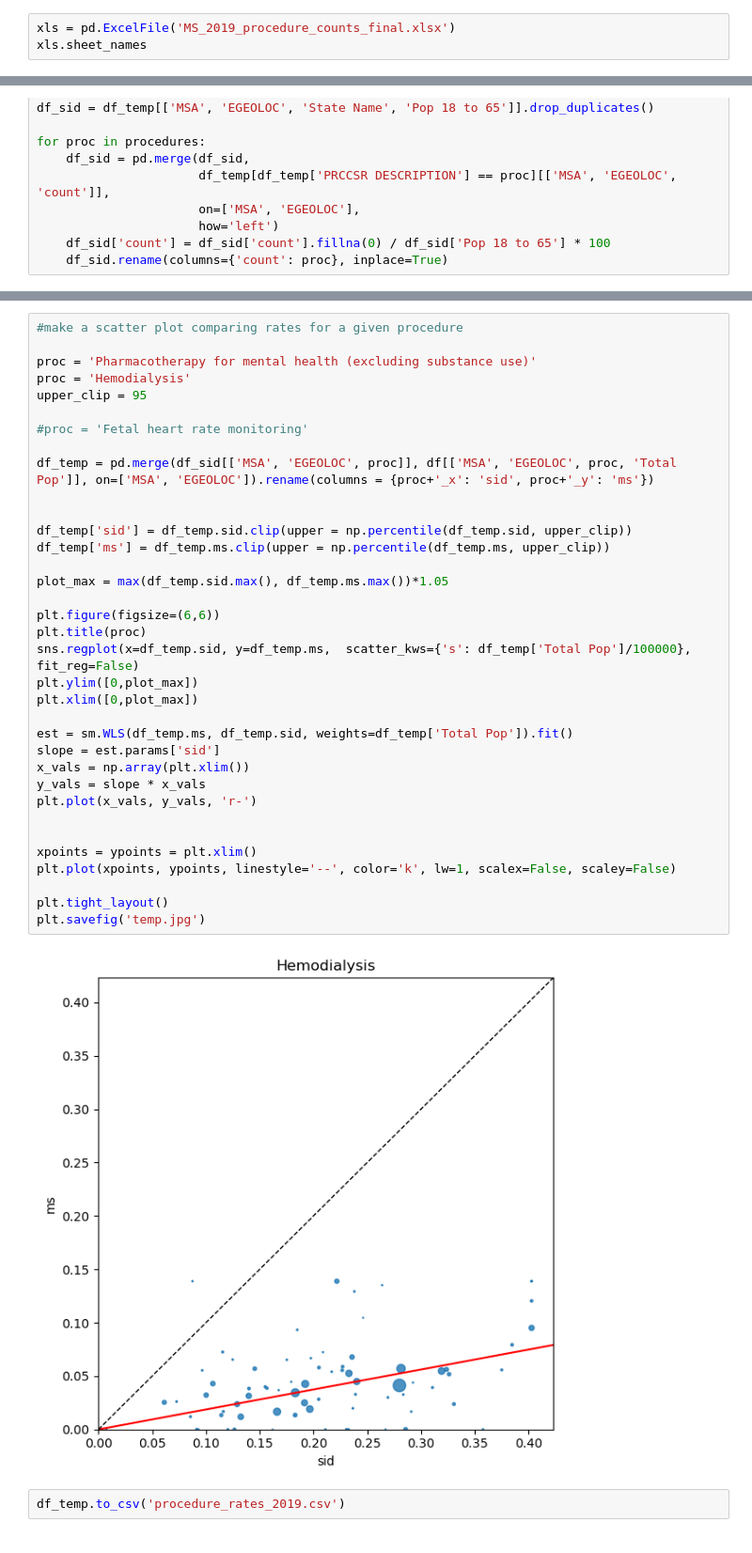
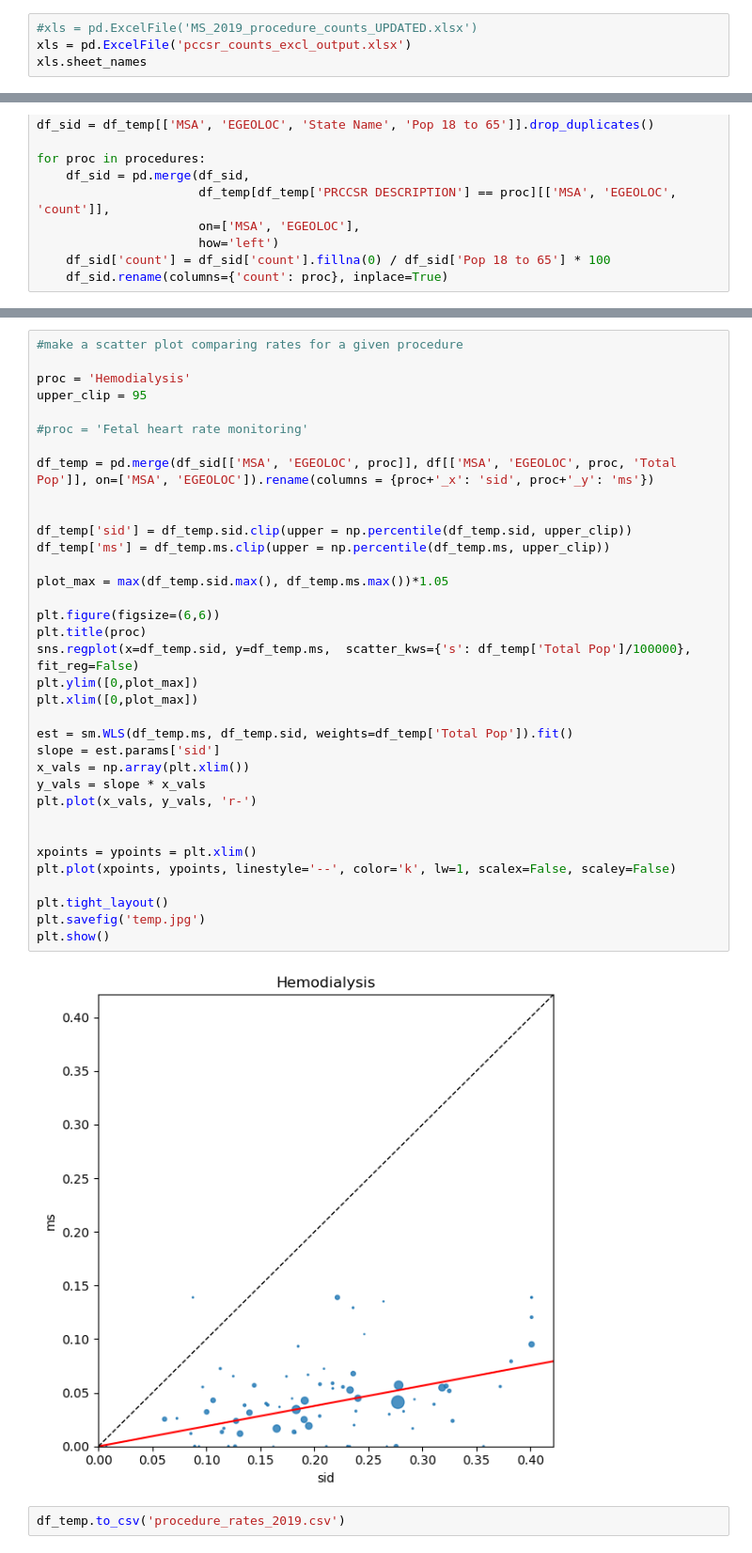
Before and after one commit to alex-dahlen/ClaimsDataBenchmarking, a Jupyter notebook: main_analysis_MarketScan_vs_SID_2019.ipynb, the cells around one changed output, grey strips where cells are left out. Shown at 94% size. Drawn from its saved outputs; the diff is of its cells as text.

```diff
--- a/main_analysis_MarketScan_vs_SID_2019.ipynb
+++ b/main_analysis_MarketScan_vs_SID_2019.ipynb
@@ -40,6 +40,7 @@ Index(['Unnamed: 0', 'MSA', 'EGEOLOC', 'Total Pop', 'Square Miles',
        'pop_density', 'State Name', 'Name'],
       dtype='object')
 # %%
-xls = pd.ExcelFile('MS_2019_procedure_counts_final.xlsx')
+#xls = pd.ExcelFile('MS_2019_procedure_counts_UPDATED.xlsx')
+xls = pd.ExcelFile('pccsr_counts_excl_output.xlsx')
 xls.sheet_names
 # %% [output]
@@ -521,40 +570,40 @@ plt.savefig('temp.jpg', dpi = 400)
 # %%
 #make a scatter plot comparing rates for a given procedure
 
-proc = 'Pharmacotherapy for mental health (excluding substance use)'
 proc = 'Hemodialysis'
 upper_clip = 95
 
 #proc = 'Fetal heart rate monitoring'
 
 df_temp = pd.merge(df_sid[['MSA', 'EGEOLOC', proc]], df[['MSA', 'EGEOLOC', proc, 'Total Pop']], on=['MSA', 'EGEOLOC']).rename(columns = {proc+'_x': 'sid', proc+'_y': 'ms'})
 
 
 df_temp['sid'] = df_temp.sid.clip(upper = np.percentile(df_temp.sid, upper_clip))
 df_temp['ms'] = df_temp.ms.clip(upper = np.percentile(df_temp.ms, upper_clip))
 
 plot_max = max(df_temp.sid.max(), df_temp.ms.max())*1.05
 
 plt.figure(figsize=(6,6))
 plt.title(proc)
 sns.regplot(x=df_temp.sid, y=df_temp.ms,  scatter_kws={'s': df_temp['Total Pop']/100000}, fit_reg=False)
 plt.ylim([0,plot_max])
 plt.xlim([0,plot_max])
 
 est = sm.WLS(df_temp.ms, df_temp.sid, weights=df_temp['Total Pop']).fit()
 slope = est.params['sid']
 x_vals = np.array(plt.xlim())
 y_vals = slope * x_vals
 plt.plot(x_vals, y_vals, 'r-')
 
 
 xpoints = ypoints = plt.xlim()
 plt.plot(xpoints, ypoints, linestyle='--', color='k', lw=1, scalex=False, scaley=False)
 
 plt.tight_layout()
 plt.savefig('temp.jpg')
+plt.show()
 # %% [output]
-[figure, old version]
+[figure, new version]
 # %%
 df_temp.to_csv('procedure_rates_2019.csv')
 # %% [markdown]
```
Also changed, not shown: parts of 67 cells of this notebook, 1 other file.
